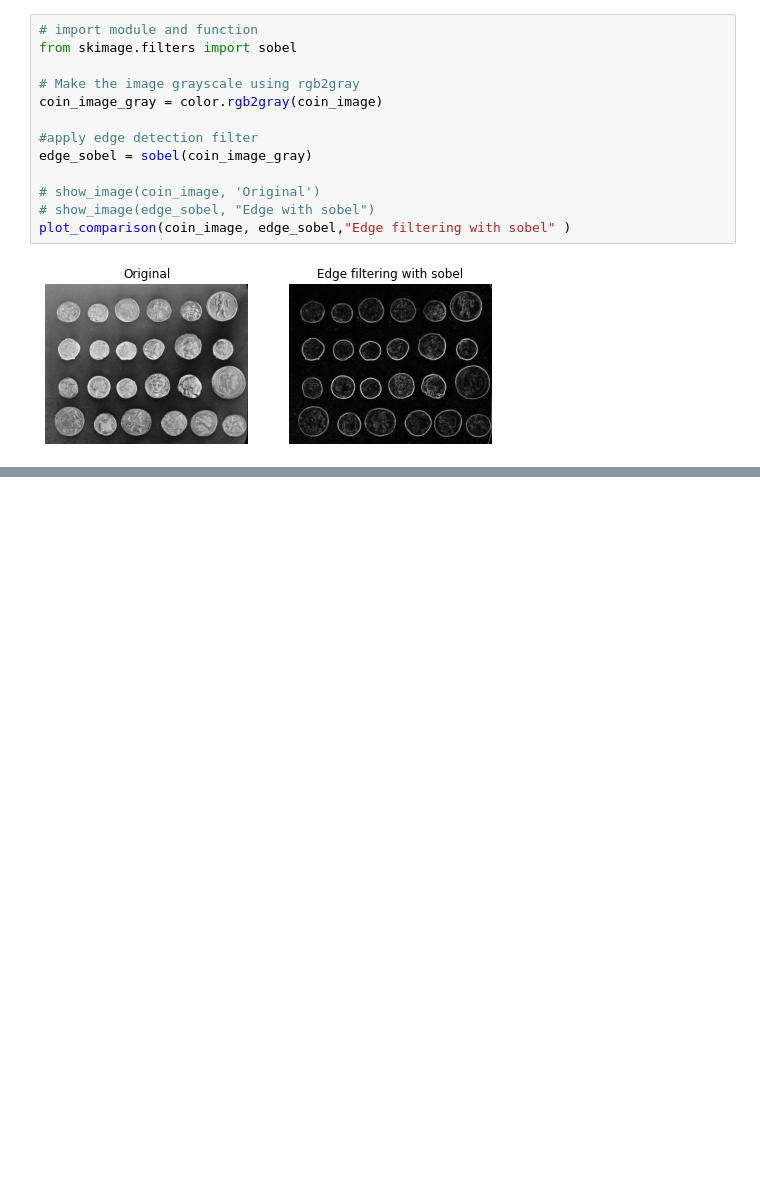
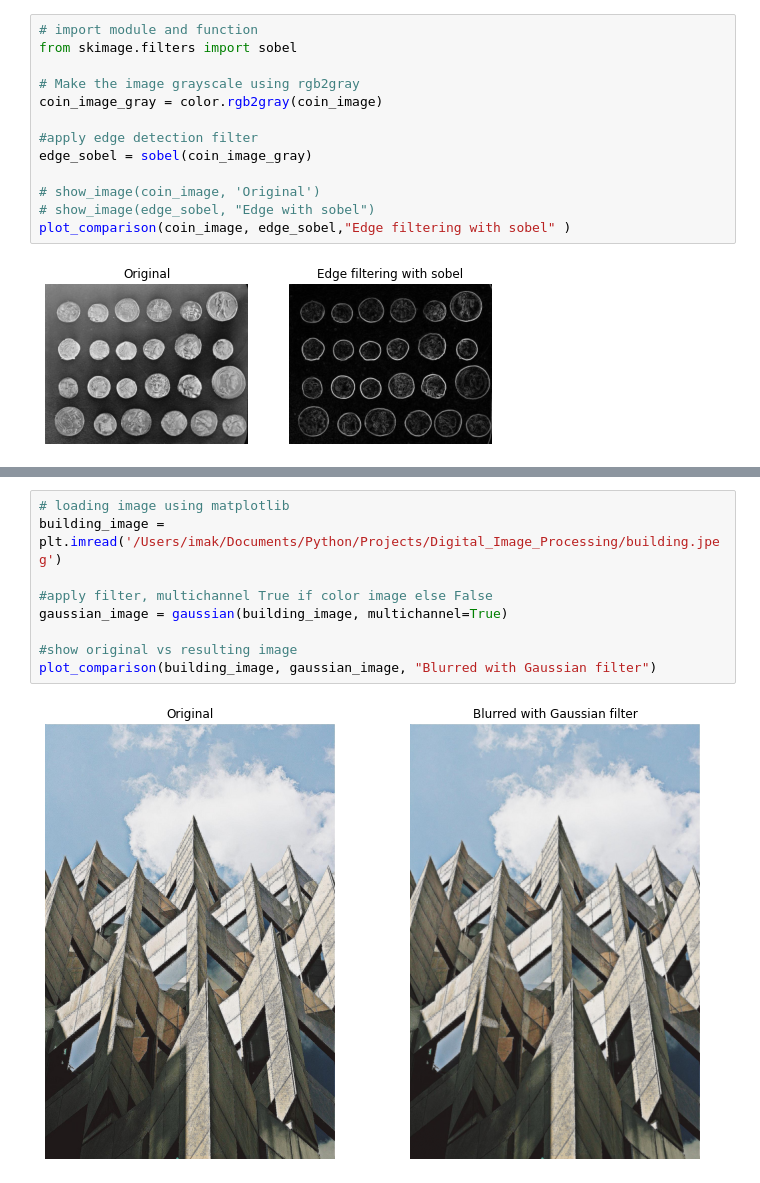
Before and after one commit to azizulkawser/digital_image_processing, a Jupyter notebook: DIP_Tutorial.ipynb, the cells around one changed output, grey strips where cells are left out. Saved outputs shown, nothing was run; the diff lists cells and outputs as text; blank space fills up the shorter version.

```diff
--- a/DIP_Tutorial.ipynb
+++ b/DIP_Tutorial.ipynb
@@ -242,0 +273,11 @@ plot_comparison(coin_image, edge_sobel,"Edge filtering with sobel" )
+# %%
+# loading image using matplotlib
+building_image = plt.imread('/Users/imak/Documents/Python/Projects/Digital_Image_Processing/building.jpeg')
+
+#apply filter, multichannel True if color image else False
+gaussian_image = gaussian(building_image, multichannel=True)
+
+#show original vs resulting image
+plot_comparison(building_image, gaussian_image, "Blurred with Gaussian filter")
+# %% [output]
+[figure, added]
```
Also changed, not shown: parts of 4 cells of this notebook.
